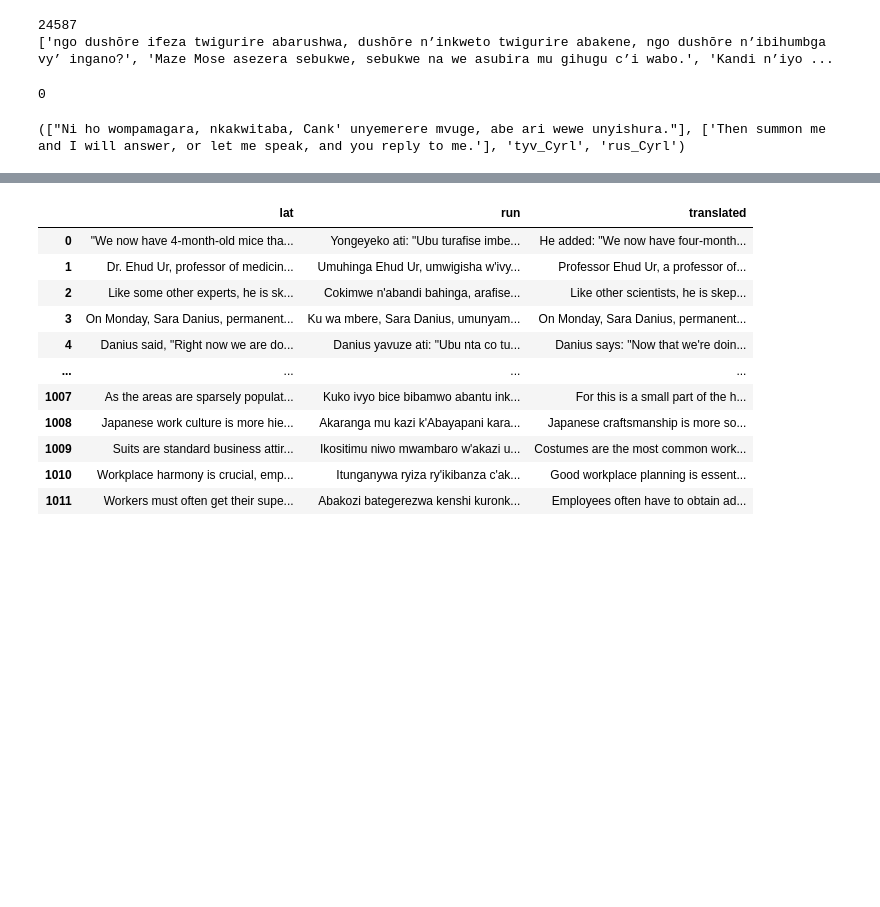
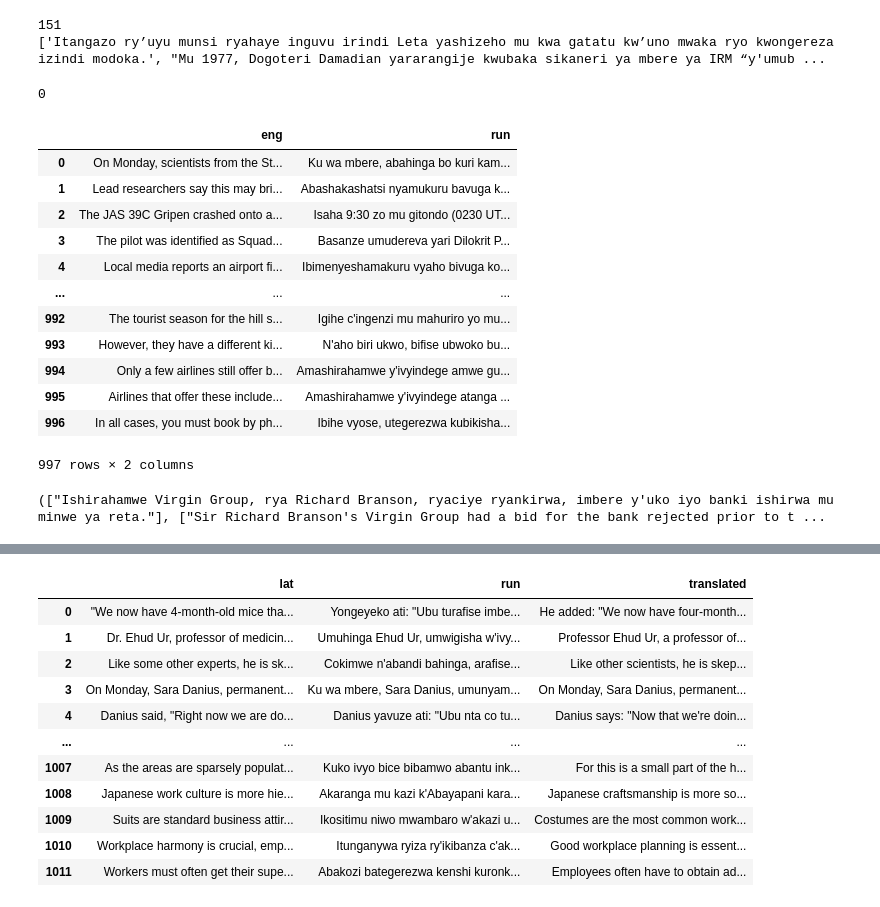
Before and after one commit to Kyle-Sang/PersonalizedFedForSeq2Seq, a Jupyter notebook: NLLB.ipynb, the cells around one changed output, grey strips where cells are left out. Saved outputs shown, nothing was run; the diff lists cells and outputs as text; code cells hidden in the pictures; blank space fills up the shorter version.

```diff
--- a/NLLB.ipynb
+++ b/NLLB.ipynb
@@ -55,7 +68,8 @@ smpl['tyv_words'] = smpl.tyv.apply(word_tokenize)
 # %%
 from tqdm.auto import tqdm, trange
+import random
 texts_with_unk = [
-    text for text in tqdm(trans_df.tyv)
+    text for text in tqdm(flores_train.run)
     if tokenizer.unk_token_id in tokenizer(text).input_ids
 ]
 print(len(texts_with_unk))
@@ -63,8 +77,8 @@ print(len(texts_with_unk))
 s = random.sample(texts_with_unk, 5)
 print(s)
 # %% [output]
-24587
-['ngo dushōre ifeza twigurire abarushwa, dushōre n’inkweto twigurire abakene, ngo dushōre n’ibihumbga vy’ ingano?', 'Maze Mose asezera sebukwe, sebukwe na we asubira mu gihugu c’i wabo.', 'Kandi n’iyo ...
+151
+['Itangazo ry’uyu munsi ryahaye inguvu irindi Leta yashizeho mu kwa gatatu kw’uno mwaka ryo kwongereza izindi modoka.', "Mu 1977, Dogoteri Damadian yararangije kwubaka sikaneri ya mbere ya IRM “y'umub ...
 # %%
 import re
 import sys
@@ -122,9 +140,25 @@ scheduler = get_constant_schedule_with_warmup(optimizer, num_warmup_steps=1000)
+# %%
+flores_train
+# %% [output]
+|  | eng | run |
+| 0 | On Monday, scientists from the St... | Ku wa mbere, abahinga bo kuri kam... |
+| 1 | Lead researchers say this may bri... | Abashakashatsi nyamukuru bavuga k... |
+| 2 | The JAS 39C Gripen crashed onto a... | Isaha 9:30 zo mu gitondo (0230 UT... |
+| 3 | The pilot was identified as Squad... | Basanze umudereva yari Dilokrit P... |
+| 4 | Local media reports an airport fi... | Ibimenyeshamakuru vyaho bivuga ko... |
+| ... | ... | ... |
+| 992 | The tourist season for the hill s... | Igihe c'ingenzi mu mahuriro yo mu... |
+| 993 | However, they have a different ki... | N'aho biri ukwo, bifise ubwoko bu... |
+| 994 | Only a few airlines still offer b... | Amashirahamwe y'ivyindege amwe gu... |
+| 995 | Airlines that offer these include... | Amashirahamwe y'ivyindege atanga ... |
+| 996 | In all cases, you must book by ph... | Ibihe vyose, utegerezwa kubikisha... |
+997 rows × 2 columns
 # %%
 import random
-LANGS = [('ru', 'rus_Cyrl'), ('tyv', 'tyv_Cyrl')]
+LANGS = [('eng', 'eng_Latn'), ('run', 'run_Latn')]
 
-def get_batch_pairs(batch_size, data=df_train):
-    (l1, long1), (l2, long2) = random.sample(LANGS, 2)
+def get_batch_pairs(batch_size, data=flores_train, langs=LANGS):
+    (l1, long1), (l2, long2) = random.sample(langs, 2)
     xx, yy = [], []
     for _ in range(batch_size):
         item = data.iloc[random.randint(0, len(data)-1)]
@@ -134,4 +168,4 @@ def get_batch_pairs(batch_size, data=df_train):
 
 print(get_batch_pairs(1))
 # %% [output]
-(["Ni ho wompamagara, nkakwitaba, Cank' unyemerere mvuge, abe ari wewe unyishura."], ['Then summon me and I will answer, or let me speak, and you reply to me.'], 'tyv_Cyrl', 'rus_Cyrl')
+(["Ishirahamwe Virgin Group, rya Richard Branson, ryaciye ryankirwa, imbere y'uko iyo banki ishirwa mu minwe ya reta."], ["Sir Richard Branson's Virgin Group had a bid for the bank rejected prior to t ...
```
Also changed, not shown: parts of 62 cells of this notebook, 1 other file.
